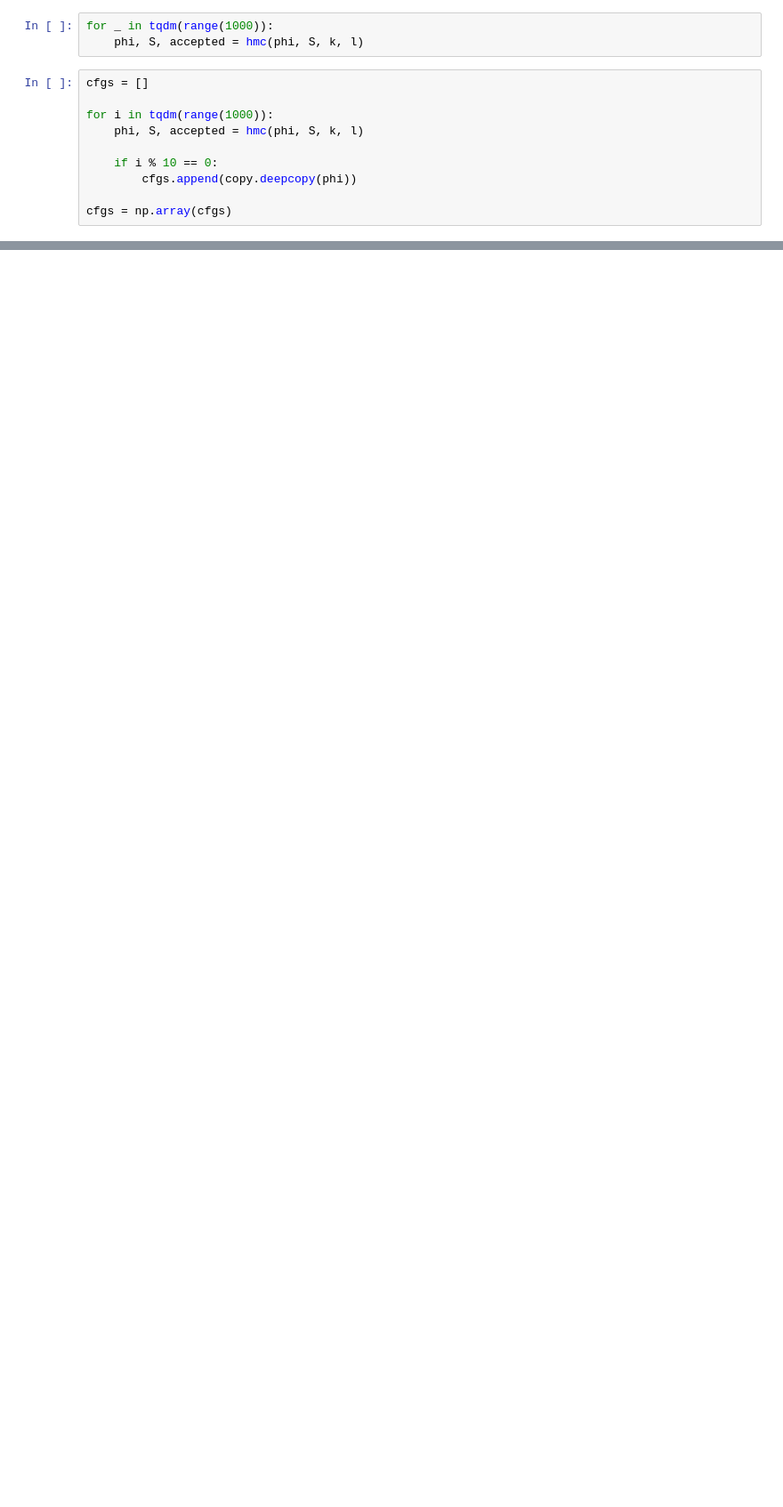
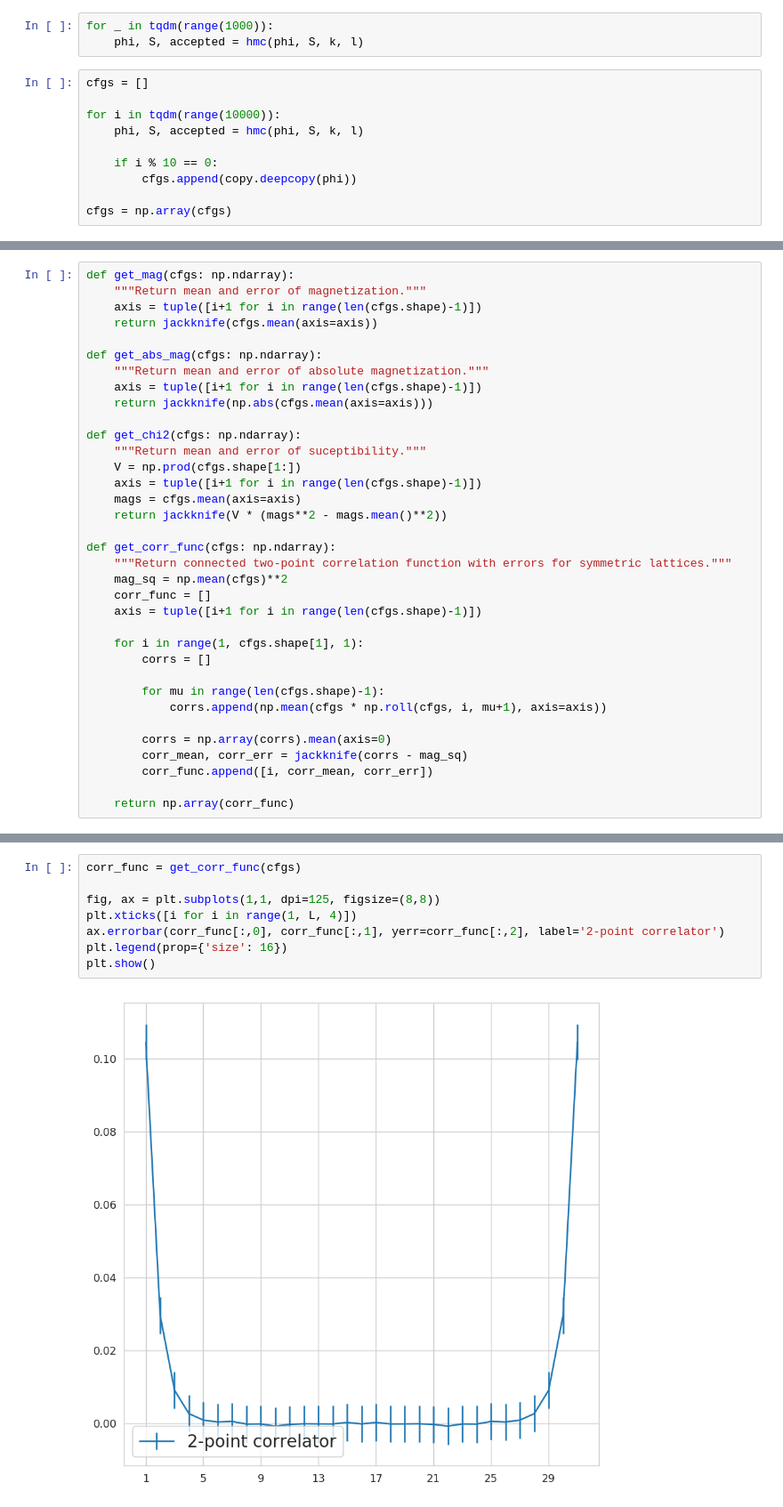
Before and after one commit to julian-urban/lattice-phi4, a Jupyter notebook: simulation.ipynb, the cells around one changed output, grey strips where cells are left out. Shown at 89% size. Drawn from its saved outputs; the diff is of its cells as text; blank space fills up the shorter version.

```diff
--- a/simulation.ipynb
+++ b/simulation.ipynb
@@ -49,7 +54,7 @@ for _ in tqdm(range(1000)):
 # %%
 cfgs = []
 
-for i in tqdm(range(1000)):
+for i in tqdm(range(10000)):
     phi, S, accepted = hmc(phi, S, k, l)
 
     if i % 10 == 0:
@@ -58,0 +77,35 @@ cfgs = np.array(cfgs)
+# %%
+def get_mag(cfgs: np.ndarray):
+    """Return mean and error of magnetization."""
+    axis = tuple([i+1 for i in range(len(cfgs.shape)-1)])
+    return jackknife(cfgs.mean(axis=axis))
+
+def get_abs_mag(cfgs: np.ndarray):
+    """Return mean and error of absolute magnetization."""
+    axis = tuple([i+1 for i in range(len(cfgs.shape)-1)])
+    return jackknife(np.abs(cfgs.mean(axis=axis)))
+
+def get_chi2(cfgs: np.ndarray):
+    """Return mean and error of suceptibility."""
+    V = np.prod(cfgs.shape[1:])
+    axis = tuple([i+1 for i in range(len(cfgs.shape)-1)])
+    mags = cfgs.mean(axis=axis)
+    return jackknife(V * (mags**2 - mags.mean()**2))
+
+def get_corr_func(cfgs: np.ndarray):
+    """Return connected two-point correlation function with errors for symmetric lattices."""
+    mag_sq = np.mean(cfgs)**2
+    corr_func = []
+    axis = tuple([i+1 for i in range(len(cfgs.shape)-1)])
+
+    for i in range(1, cfgs.shape[1], 1):
+        corrs = []
+
+        for mu in range(len(cfgs.shape)-1):
+            corrs.append(np.mean(cfgs * np.roll(cfgs, i, mu+1), axis=axis))
+
+        corrs = np.array(corrs).mean(axis=0)
+        corr_mean, corr_err = jackknife(corrs - mag_sq)
+        corr_func.append([i, corr_mean, corr_err])
+
+    return np.array(corr_func)
@@ -58,0 +124,10 @@ cfgs = np.array(cfgs)
+# %%
+corr_func = get_corr_func(cfgs)
+
+fig, ax = plt.subplots(1,1, dpi=125, figsize=(8,8))
+plt.xticks([i for i in range(1, L, 4)])
+ax.errorbar(corr_func[:,0], corr_func[:,1], yerr=corr_func[:,2], label='2-point correlator')
+plt.legend(prop={'size': 16})
+plt.show()
+# %% [output]
+[figure, added]
```
Also changed, not shown: parts of 4 cells of this notebook.
